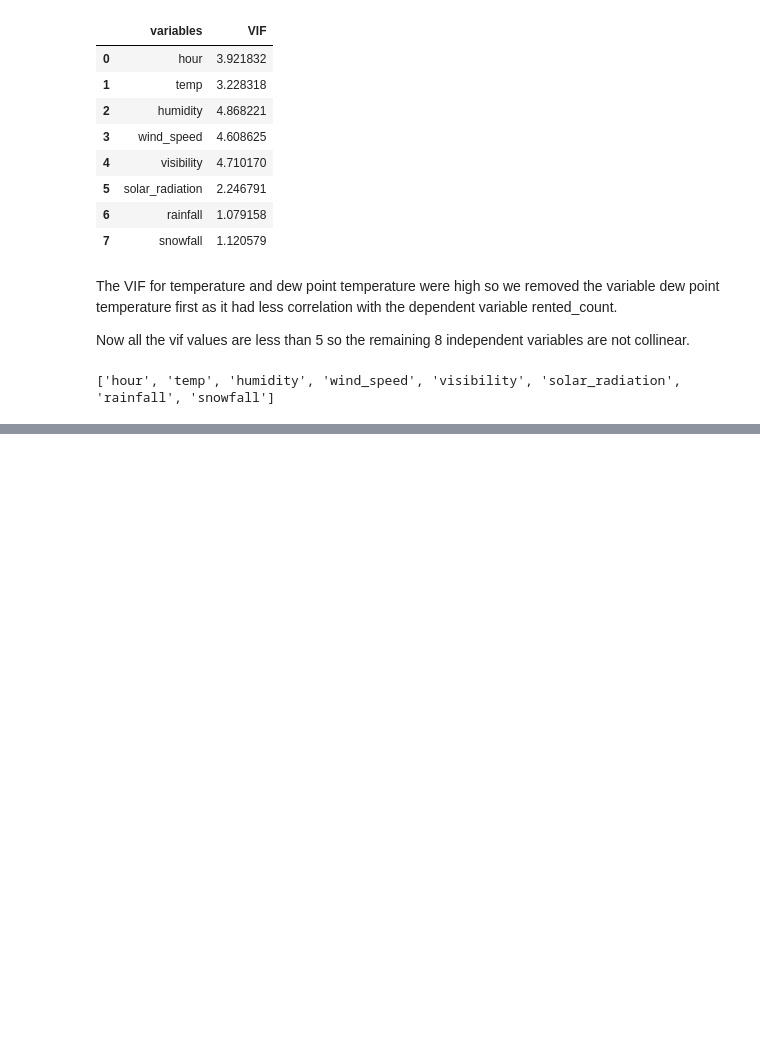
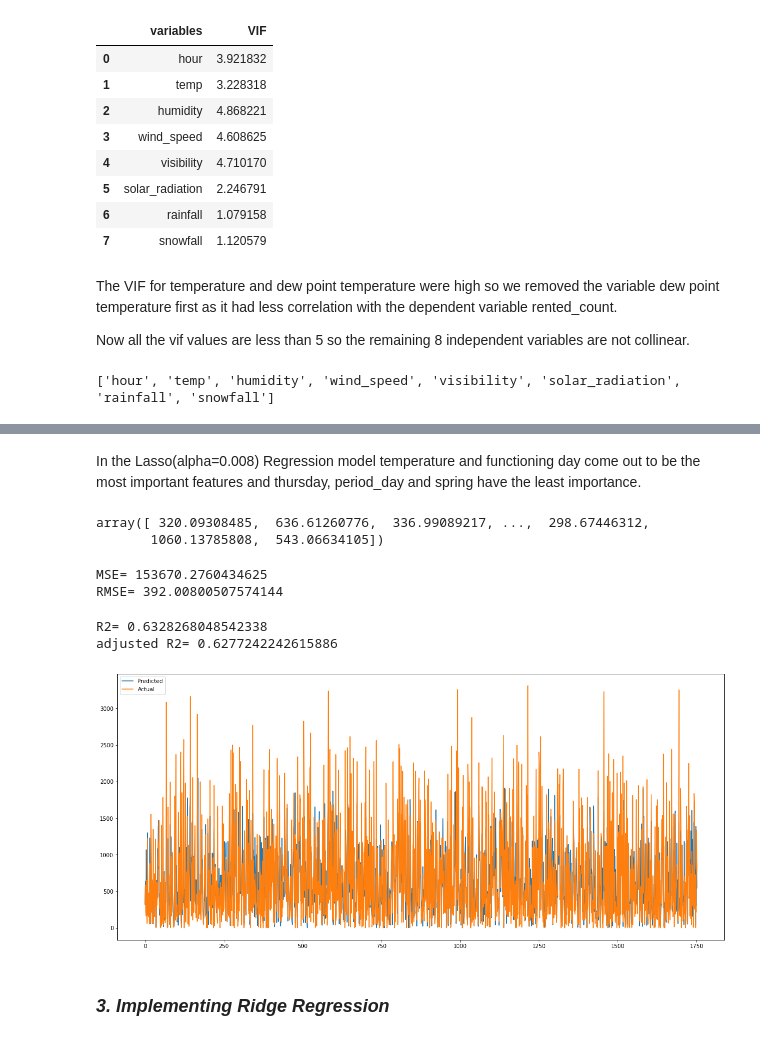
Before and after one commit to DharmeshRV/Bike-Sharing-Demand-Prediction, a Jupyter notebook: Bike_Sharing_Demand_Prediction_Capstone_Project.ipynb, the cells around one changed output, grey strips where cells are left out. Cells and saved outputs as stored; diff of their text form; code cells hidden in the pictures; blank space fills up the shorter version.

```diff
--- a/Bike_Sharing_Demand_Prediction_Capstone_Project.ipynb
+++ b/Bike_Sharing_Demand_Prediction_Capstone_Project.ipynb
@@ -845,0 +1185,41 @@ print(numerical_columns)
+# %% [markdown]
+In the Lasso(alpha=0.008) Regression model temperature and functioning day come out to  be the most important features and thursday, period_day and spring have the least importance.
+# %%
+# prediction from the test set
+y_pred_lasso=lasso_regressor.predict(X_test)
+(y_pred_lasso)**2
+# %% [output]
+array([ 320.09308485,  636.61260776,  336.99089217, ...,  298.67446312,
+       1060.13785808,  543.06634105])
+# %%
+# Calculating MSE and RMSE
+MSE=mean_squared_error((y_test)**2,(y_pred_lasso)**2)
+RMSE=np.sqrt(MSE)
+print('MSE=',MSE)
+print('RMSE=',RMSE)
+# %% [output]
+MSE= 153670.2760434625
+RMSE= 392.00800507574144
+# %%
+# The r-square is
+r2=r2_score((y_test)**2,(y_pred_lasso)**2)
+
+# And the adjusted r2 is
+
+adjusted_r2=1-(1-r2)*((X_test.shape[0]-1)/(X_test.shape[0]-X_test.shape[1]-1))
+print('R2=',r2)
+print('adjusted R2=',adjusted_r2)
+# %% [output]
+R2= 0.6328268048542338
+adjusted R2= 0.6277242242615886
+# %%
+#Comparing prediction and test set
+plt.figure(figsize=(20,9))
+plt.plot((y_pred_lasso)**2)
+plt.plot(np.array((y_test)**2))
+plt.legend(["Predicted","Actual"])
+plt.show()
+# %% [output]
+[figure, added]
+# %% [markdown]
+### ***3. Implementing Ridge Regression***
```
Also changed, not shown: parts of 67 cells of this notebook.
